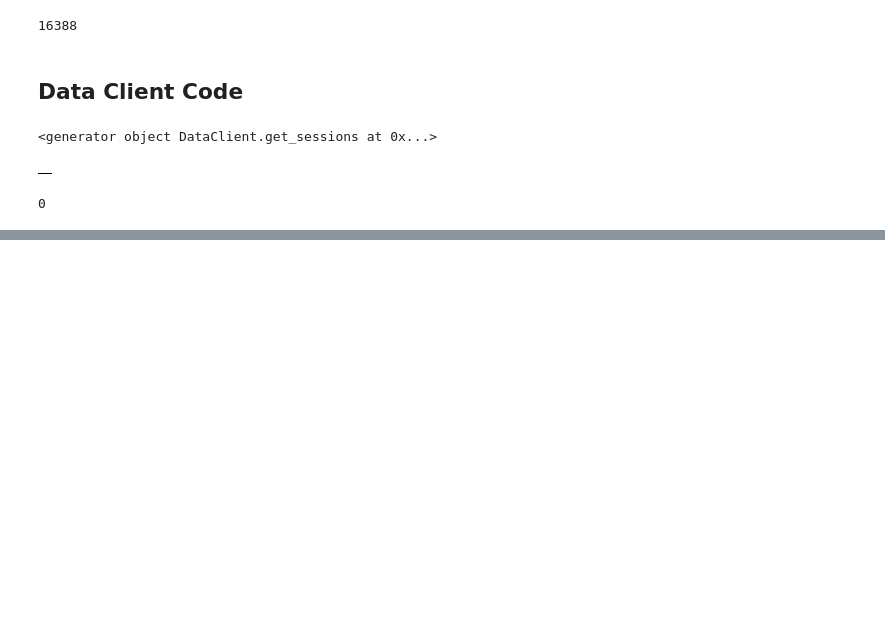
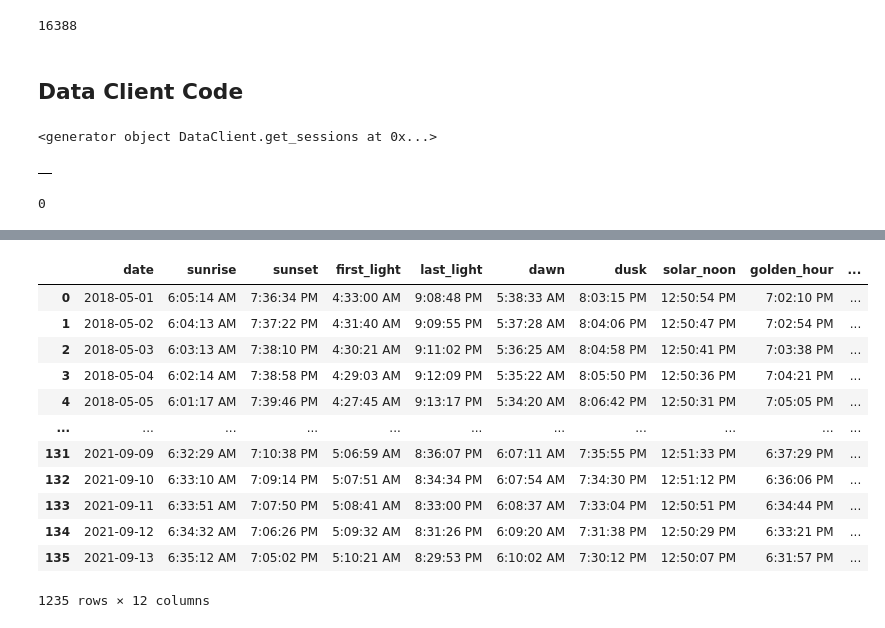
Before and after one commit to denny-lehman/ev_charging, a Jupyter notebook: eda/api_scrape.ipynb, the cells around one changed output, grey strips where cells are left out. Saved outputs shown, nothing was run; the diff lists cells and outputs as text; code cells hidden in the pictures; blank space fills up the shorter version.

Commit message:
added sunset sunrise datasets for each location

```diff
--- a/eda/api_scrape.ipynb
+++ b/eda/api_scrape.ipynb
@@ -185,0 +188,27 @@ print(len(df))
+# %%
+ct_lat, ct_lon = 34.139993, -118.128300
+jpl_lat, jpl_lon = 34.201494, -118.171437
+of_lat, of_lon = 37.354685, -121.955026
+date_range = [("2018-05-01", "2019-05-01"), ("2019-05-01", "2020-05-01"), ("2020-05-01", "2021-05-01"), ("2021-05-01", "2021-09-13")] # only up to 365 days per request
+# %%
+def create_url(lat, lon, dr):
+    url_lst = []
+    for dt in dr:
+        start, end = dt
+        url_lst.append(f"https://api.sunrisesunset.io/json?lat={lat}&lng={lon}&date_start={start}&date_end={end}")
+    return url_lst
+ct_url = create_url(ct_lat, ct_lon, date_range)
+jpl_url = create_url(jpl_lat, jpl_lon, date_range)
+of_url = create_url(of_lat, of_lon, date_range)
+# %%
+def get_sr_ss(url_lst):
+    all_results = pd.DataFrame(columns=['date', 'sunrise', 'sunset'])
+    for url in url_lst:
+        response = requests.get(url)
+        data = json.loads(response.text)
+        all_results = pd.concat([all_results, pd.DataFrame(data['results'])])
+    return all_results
+# %%
+ct_sr_ss = get_sr_ss(ct_url)
+jpl_sr_ss = get_sr_ss(jpl_url)
+of_sr_ss = get_sr_ss(of_url)
@@ -185,0 +219,16 @@ print(len(df))
+# %%
+ct_sr_ss
+# %% [output]
+|  | date | sunrise | sunset | first_light | last_light | dawn | dusk | solar_noon | golden_hour | ... |
+| 0 | 2018-05-01 | 6:05:14 AM | 7:36:34 PM | 4:33:00 AM | 9:08:48 PM | 5:38:33 AM | 8:03:15 PM | 12:50:54 PM | 7:02:10 PM | ... |
+| 1 | 2018-05-02 | 6:04:13 AM | 7:37:22 PM | 4:31:40 AM | 9:09:55 PM | 5:37:28 AM | 8:04:06 PM | 12:50:47 PM | 7:02:54 PM | ... |
+| 2 | 2018-05-03 | 6:03:13 AM | 7:38:10 PM | 4:30:21 AM | 9:11:02 PM | 5:36:25 AM | 8:04:58 PM | 12:50:41 PM | 7:03:38 PM | ... |
+| 3 | 2018-05-04 | 6:02:14 AM | 7:38:58 PM | 4:29:03 AM | 9:12:09 PM | 5:35:22 AM | 8:05:50 PM | 12:50:36 PM | 7:04:21 PM | ... |
+| 4 | 2018-05-05 | 6:01:17 AM | 7:39:46 PM | 4:27:45 AM | 9:13:17 PM | 5:34:20 AM | 8:06:42 PM | 12:50:31 PM | 7:05:05 PM | ... |
+| ... | ... | ... | ... | ... | ... | ... | ... | ... | ... | ... |
+| 131 | 2021-09-09 | 6:32:29 AM | 7:10:38 PM | 5:06:59 AM | 8:36:07 PM | 6:07:11 AM | 7:35:55 PM | 12:51:33 PM | 6:37:29 PM | ... |
+| 132 | 2021-09-10 | 6:33:10 AM | 7:09:14 PM | 5:07:51 AM | 8:34:34 PM | 6:07:54 AM | 7:34:30 PM | 12:51:12 PM | 6:36:06 PM | ... |
+| 133 | 2021-09-11 | 6:33:51 AM | 7:07:50 PM | 5:08:41 AM | 8:33:00 PM | 6:08:37 AM | 7:33:04 PM | 12:50:51 PM | 6:34:44 PM | ... |
+| 134 | 2021-09-12 | 6:34:32 AM | 7:06:26 PM | 5:09:32 AM | 8:31:26 PM | 6:09:20 AM | 7:31:38 PM | 12:50:29 PM | 6:33:21 PM | ... |
+| 135 | 2021-09-13 | 6:35:12 AM | 7:05:02 PM | 5:10:21 AM | 8:29:53 PM | 6:10:02 AM | 7:30:12 PM | 12:50:07 PM | 6:31:57 PM | ... |
+1235 rows × 12 columns
```
Also changed, not shown: parts of 2 cells of this notebook, 6 other files.
